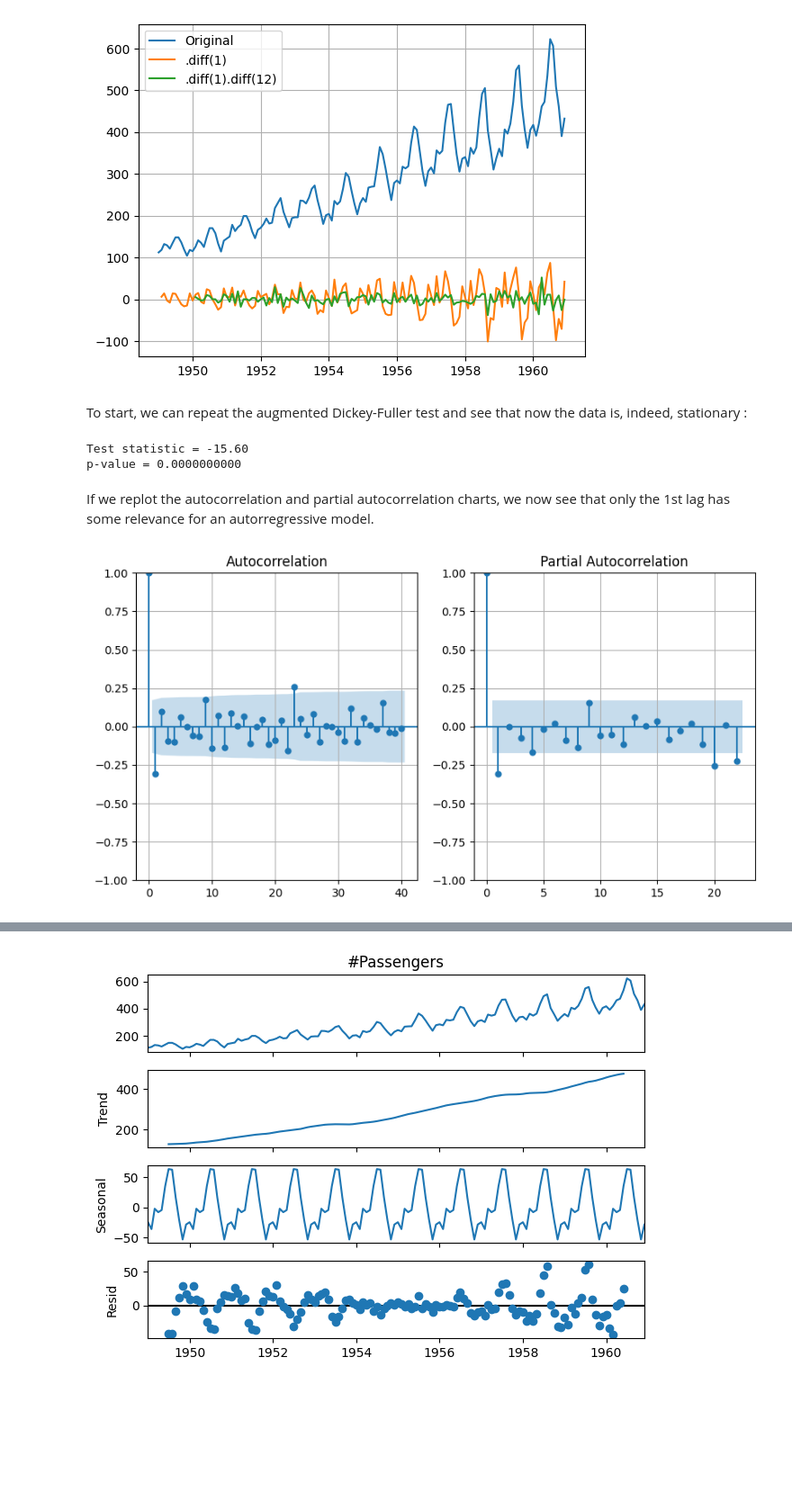
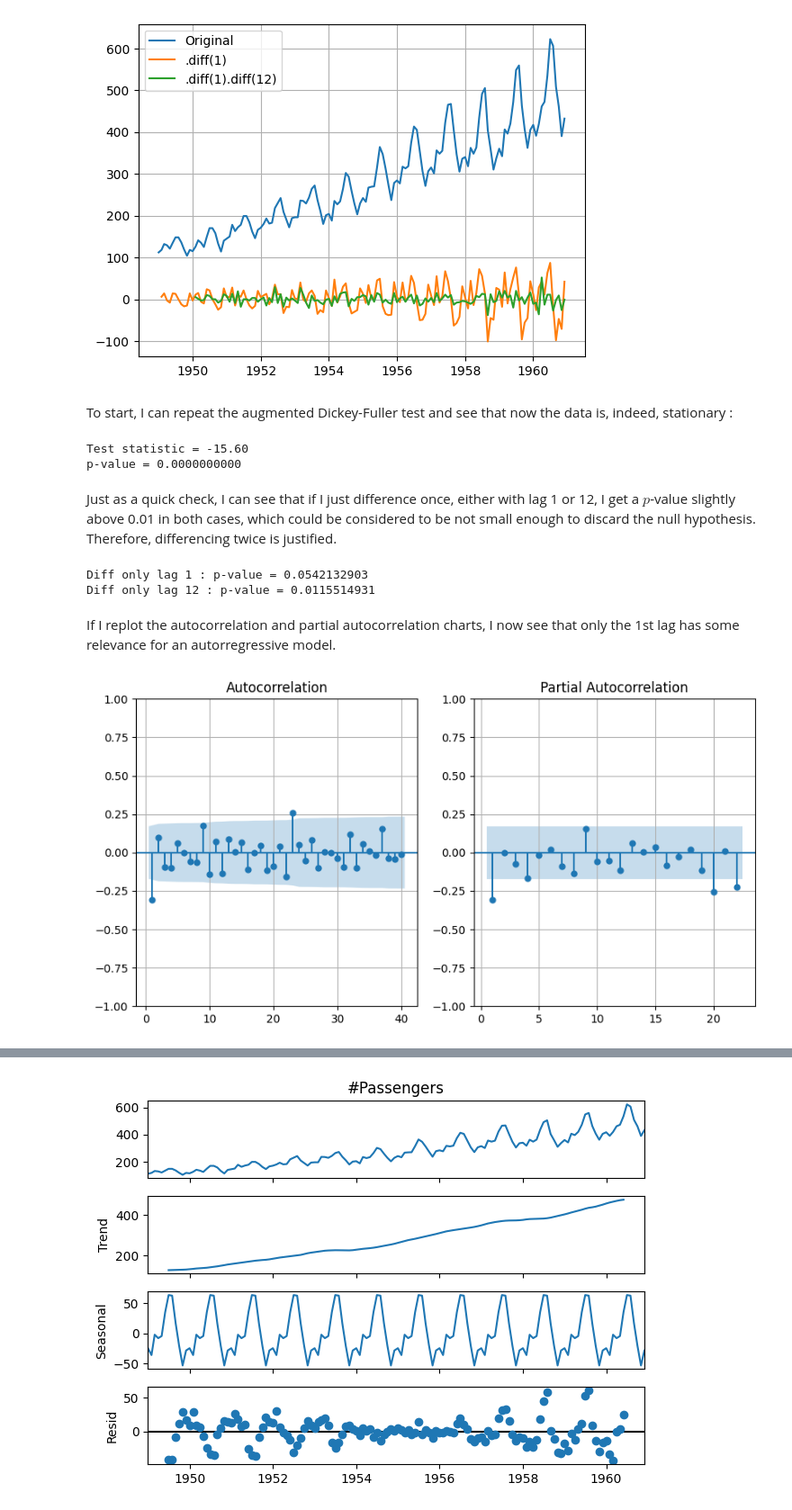
Before and after one commit to mlopez13/tsa_air_passengers, a Jupyter notebook: n1_eda.ipynb, the cells around one changed output, grey strips where cells are left out. Shown at 90% size. Saved outputs shown, nothing was run; the diff lists cells and outputs as text; code cells hidden in the pictures; blank space fills up the shorter version.

```diff
--- a/n1_eda.ipynb
+++ b/n1_eda.ipynb
@@ -169,7 +169,7 @@ plt.show()
 # %% [output]
 [figure]
 # %% [markdown]
-To start, we can repeat the augmented Dickey-Fuller test and see that now the data is, indeed, stationary :
+To start, I can repeat the augmented Dickey-Fuller test and see that now the data is, indeed, stationary :
 # %%
 df_stationary = df.diff(1).diff(12).dropna()
 
@@ -179,20 +179,30 @@ print(f'p-value = {adft[1]:.10f}')
 # %% [output]
 Test statistic = -15.60
 p-value = 0.0000000000
+# %% [markdown]
+Just as a quick check, I can see that if I just difference once, either with lag 1 or 12, I get a $p$-value slightly above 0.01 in both cases, which could be considered to be not small enough to discard the null hypothesis. Therefore, differencing twice is justified.
+# %%
+adft_1 = adfuller(df.diff(1).dropna(), autolag='AIC')
+print(f'Diff only lag 1 : p-value = {adft_1[1]:.10f}')
+adft_12 = adfuller(df.diff(12).dropna(), autolag='AIC')
+print(f'Diff only lag 12 : p-value = {adft_12[1]:.10f}')
+# %% [output]
+Diff only lag 1 : p-value = 0.0542132903
+Diff only lag 12 : p-value = 0.0115514931
 # %% [markdown]
-If we replot the autocorrelation and partial autocorrelation charts, we now see that only the 1st lag has some relevance for an autorregressive model.
+If I replot the autocorrelation and partial autocorrelation charts, I now see that only the 1st lag has some relevance for an autorregressive model.
 # %%
 fig, axs = plt.subplots(1, 2, figsize=(10, 5))
 
-plot_acf(df_stationary, ax=axs[0], lags=40)
+plot_acf(df_stationary, ax=axs[0], lags=40, zero=False)
 axs[0].grid()
 
-plot_pacf(df_stationary, ax=axs[1])
+plot_pacf(df_stationary, ax=axs[1], zero=False)
 axs[1].grid()
 
 plt.show()
 # %% [output]
-[figure, old version]
+[figure, new version]
 # %% [markdown]
 ## (2.2) Naive model
 
```
Also changed, not shown: parts of 12 cells of this notebook, 5 other files.
